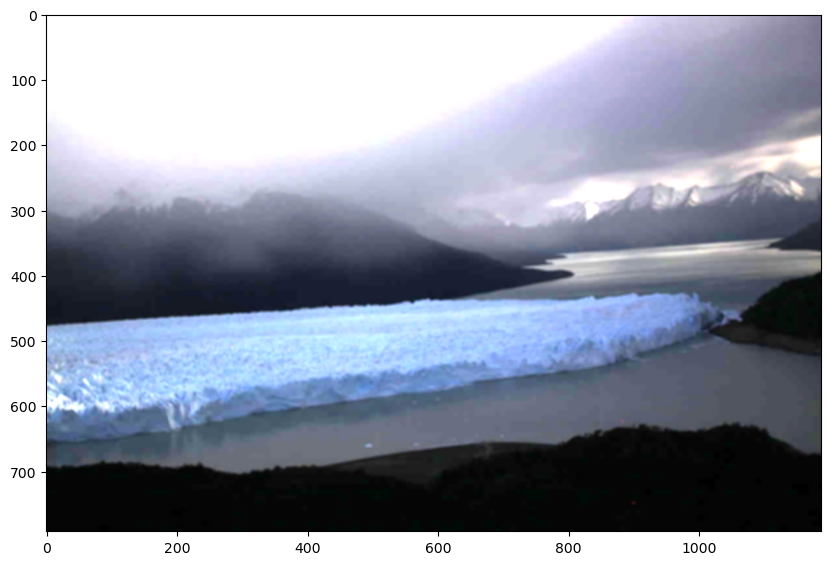
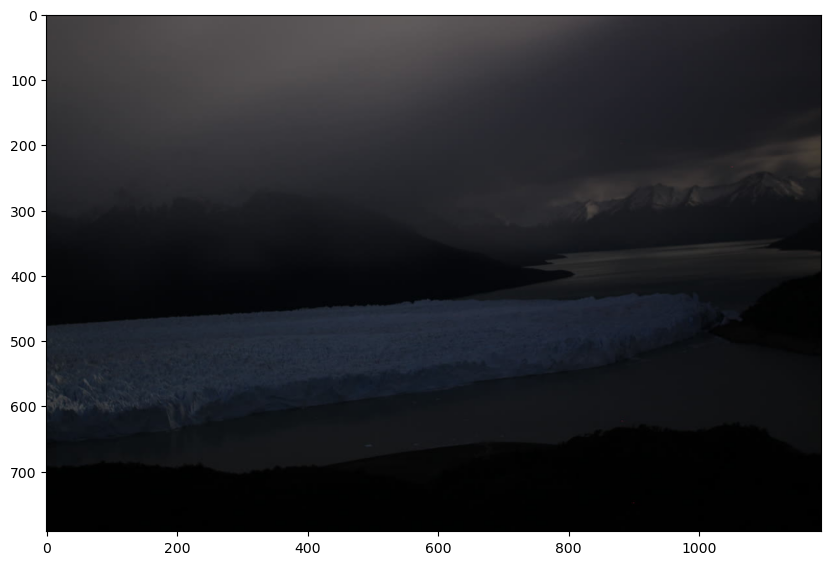
The change to this notebook cell's code, shown as a diff; its figure went from the first image to the second:
--- before
+++ after
@@ -8,9 +8,12 @@
 cv=cv2.imread("test.jpg")
 mpl=plt.imread("test3.jpg")
-k=np.ones((5,5),np.float32)/5
+k=np.ones((3,3),np.float32)/3
 b=cv2.filter2D(mpl,-1,k)
+
 
 pd.Series(mpl.flatten()).plot(kind='hist', bins=50)
 fig,ax=plt.subplots(figsize=(10,10))
-ax.imshow(b)
+fig,bx=plt.subplots(figsize=(10,10))
+ax.imshow(mpl)
+bx.imshow(b)
 plt.show() 

Commit: cambios